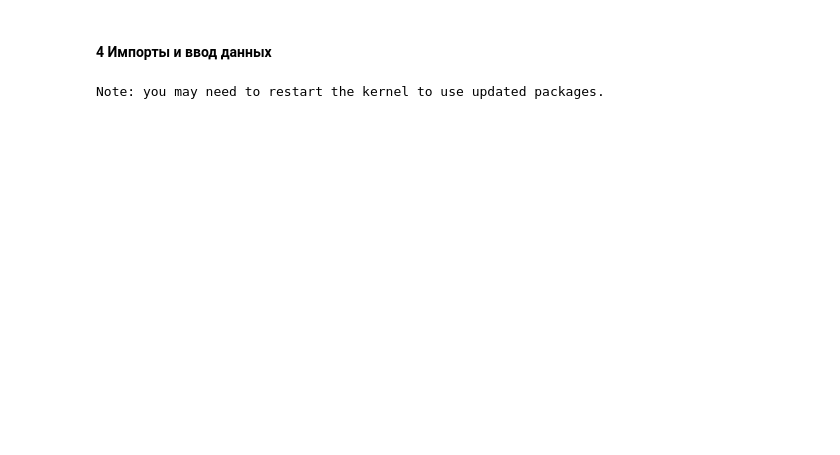
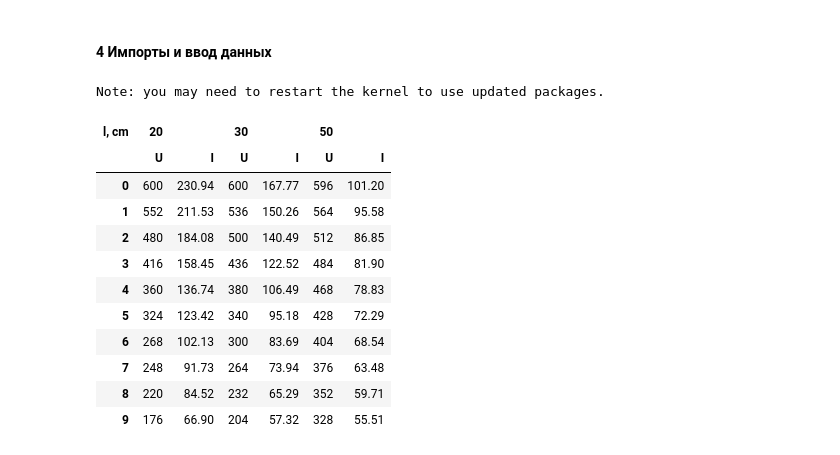
Before and after one commit to timofeiryko/mipt-labs-1, a Jupyter notebook: 1.1.1/main.ipynb, the cells around one changed output. Cells and saved outputs as stored; diff of their text form; code cells hidden in the pictures; blank space fills up the shorter version.

```diff
--- a/1.1.1/main.ipynb
+++ b/1.1.1/main.ipynb
@@ -72,0 +152,18 @@ Note: you may need to restart the kernel to use updated packages.
+# %%
+ui_data = pd.read_csv("data.csv")
+ui_data.columns = pd.MultiIndex.from_product([[20, 30, 50], ['U', 'I']], names=['l, cm', ''])
+
+ui_data
+# %% [output]
+| l, cm | 20 |  | 30 |  | 50 |  |
+|  | U | I | U | I | U | I |
+| 0 | 600 | 230.94 | 600 | 167.77 | 596 | 101.20 |
+| 1 | 552 | 211.53 | 536 | 150.26 | 564 | 95.58 |
+| 2 | 480 | 184.08 | 500 | 140.49 | 512 | 86.85 |
+| 3 | 416 | 158.45 | 436 | 122.52 | 484 | 81.90 |
+| 4 | 360 | 136.74 | 380 | 106.49 | 468 | 78.83 |
+| 5 | 324 | 123.42 | 340 | 95.18 | 428 | 72.29 |
+| 6 | 268 | 102.13 | 300 | 83.69 | 404 | 68.54 |
+| 7 | 248 | 91.73 | 264 | 73.94 | 376 | 63.48 |
+| 8 | 220 | 84.52 | 232 | 65.29 | 352 | 59.71 |
+| 9 | 176 | 66.90 | 204 | 57.32 | 328 | 55.51 |
```
Also changed, not shown: parts of 17 cells of this notebook, 26 other files.
